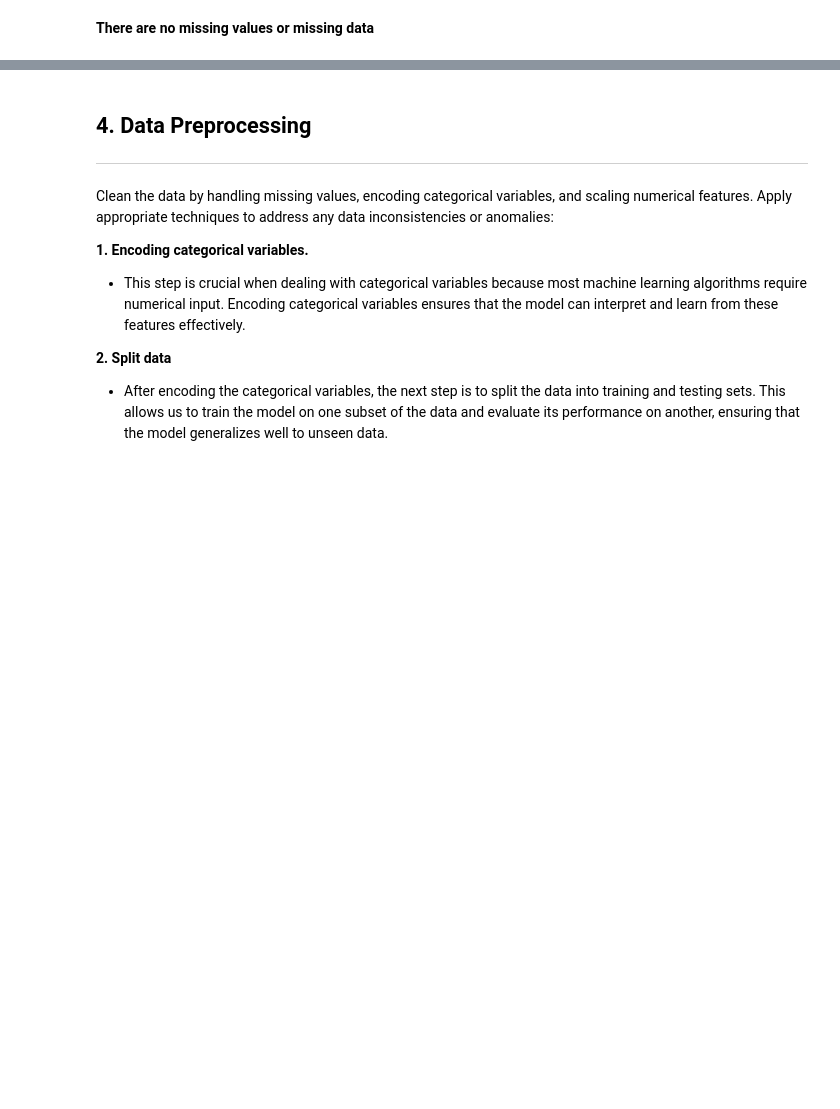
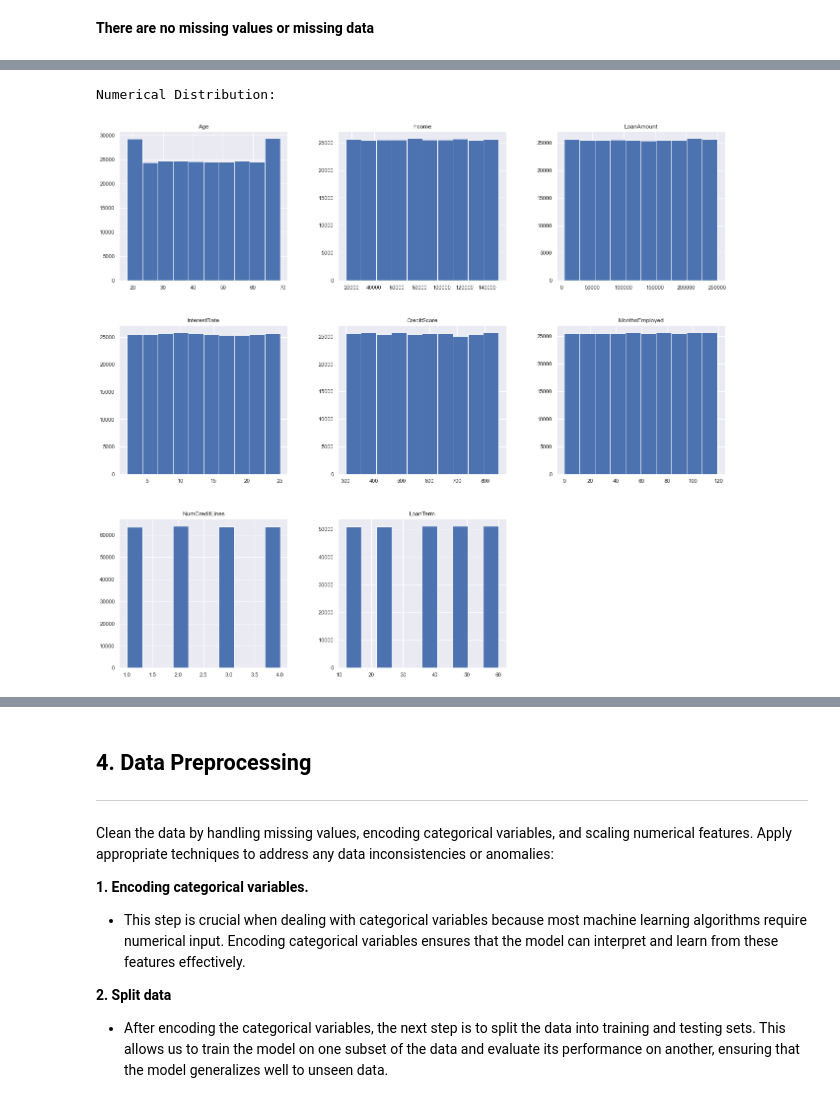
Before and after one commit to saginiclaudia/Loan-Default-Prediction, a Jupyter notebook: student.ipynb, the cells around one changed output, grey strips where cells are left out. Cells and saved outputs as stored; diff of their text form; code cells hidden in the pictures; blank space fills up the shorter version.

```diff
--- a/student.ipynb
+++ b/student.ipynb
@@ -261,5 +246,0 @@ Name: Default, dtype: int64
-# %%
-fig, ax = plt.subplots( figsize = (12,8) )
-corr_matrix = loan_df.corr()
-corr_heatmap = sns.heatmap( corr_matrix, cmap = "Reds", annot=True, ax=ax, annot_kws={"size": 14})
-plt.show();
@@ -276,10 +246,0 @@ numerical_features = ['Age', 'Income', 'LoanAmount', 'InterestRate', 'CreditScor
-# %%
-for feature in categorical_features:
-    plt.figure(figsize=(10, 6))
-    sns.countplot(data=loan_df, x=feature, hue='Default')
-    plt.title(f'Relationship between {feature} and Default')
-    plt.xlabel(feature)
-    plt.ylabel('Count')
-    plt.legend(title='Default', loc='upper right')
-    plt.xticks(rotation=45)
-    plt.show();
@@ -296,9 +246,0 @@ for feature in categorical_features:
-# %%
-# Plotting numerical features
-for feature in numerical_features:
-    plt.figure(figsize=(10, 6))
-    sns.boxplot(data=loan_df, x='Default', y=feature)
-    plt.title(f'Relationship between {feature} and Default')
-    plt.xlabel('Default')
-    plt.ylabel(feature)
-    plt.show();
@@ -313,0 +309,3 @@ for feature in numerical_features:
+# %%
+# Initializa the class
+eda = EDA(loan_df)
@@ -313,0 +321,6 @@ for feature in numerical_features:
+# %%
+num_distribution = eda.check_data_distribution()
+num_distribution
+# %% [output]
+Numerical Distribution:
+[figure, added]
```
Also changed, not shown: parts of 39 cells of this notebook.
